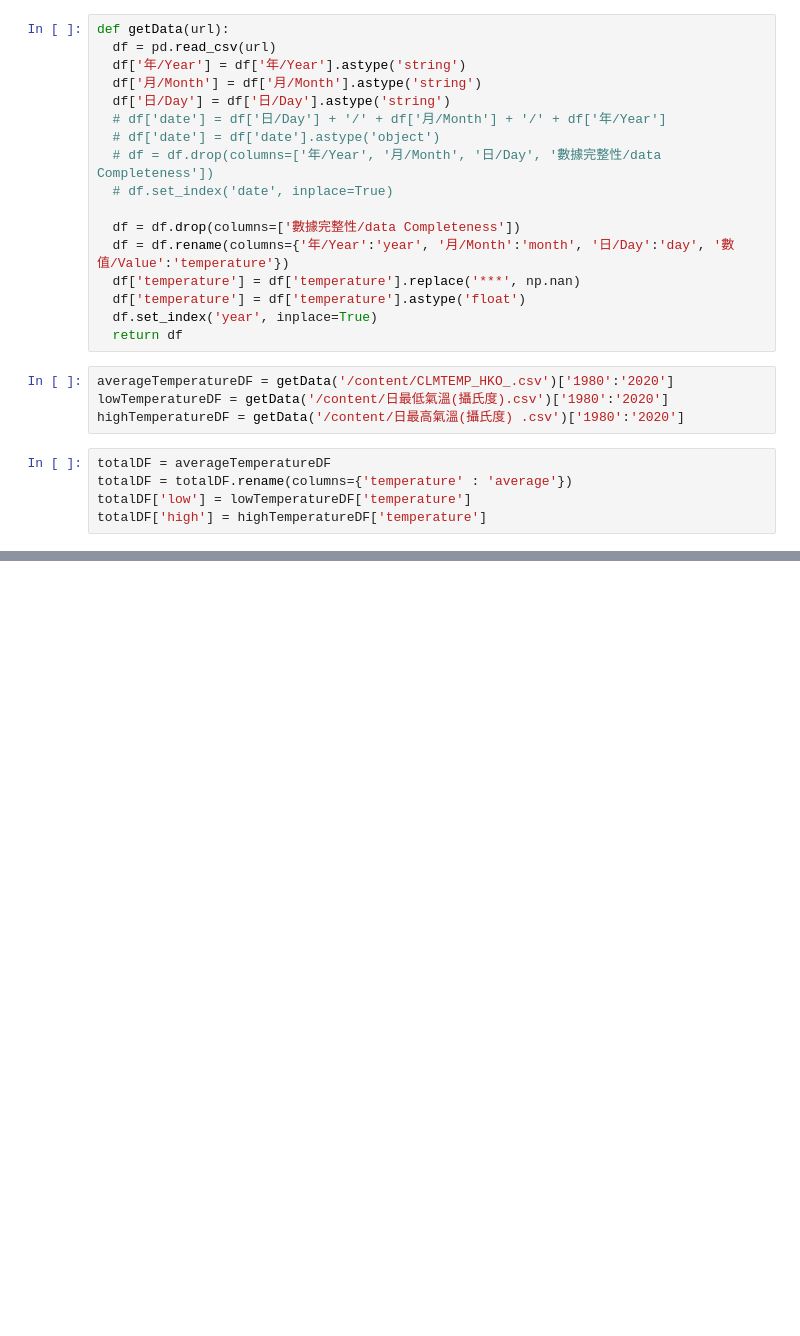
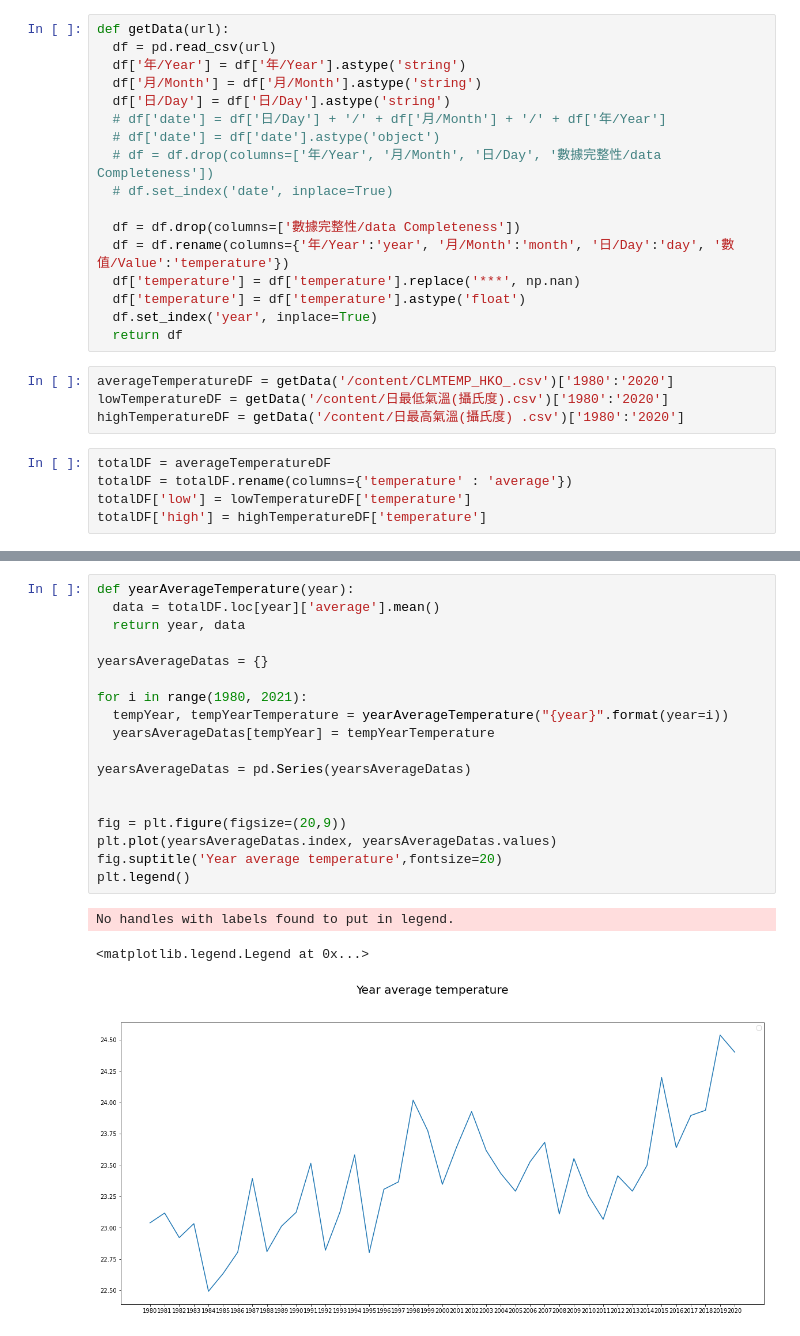
Before and after one commit to ZhangYizhe/PythonForDataAnalysis, a Jupyter notebook: HK_Temperature.ipynb, the cells around one changed output, grey strips where cells are left out. Drawn from its saved outputs; the diff is of its cells as text; blank space fills up the shorter version.

```diff
--- a/HK_Temperature.ipynb
+++ b/HK_Temperature.ipynb
@@ -116,0 +109,22 @@ specialDate('7/11', '立冬')
+# %%
+def yearAverageTemperature(year):
+  data = totalDF.loc[year]['average'].mean()
+  return year, data
+
+yearsAverageDatas = {}
+
+for i in range(1980, 2021):
+  tempYear, tempYearTemperature = yearAverageTemperature("{year}".format(year=i))
+  yearsAverageDatas[tempYear] = tempYearTemperature
+
+yearsAverageDatas = pd.Series(yearsAverageDatas)
+
+
+fig = plt.figure(figsize=(20,9))
+plt.plot(yearsAverageDatas.index, yearsAverageDatas.values)
+fig.suptitle('Year average temperature',fontsize=20)
+plt.legend()
+# %% [output]
+No handles with labels found to put in legend.
+<matplotlib.legend.Legend at 0x...>
+[figure, added]
```
Also changed, not shown: parts of 5 cells of this notebook.
